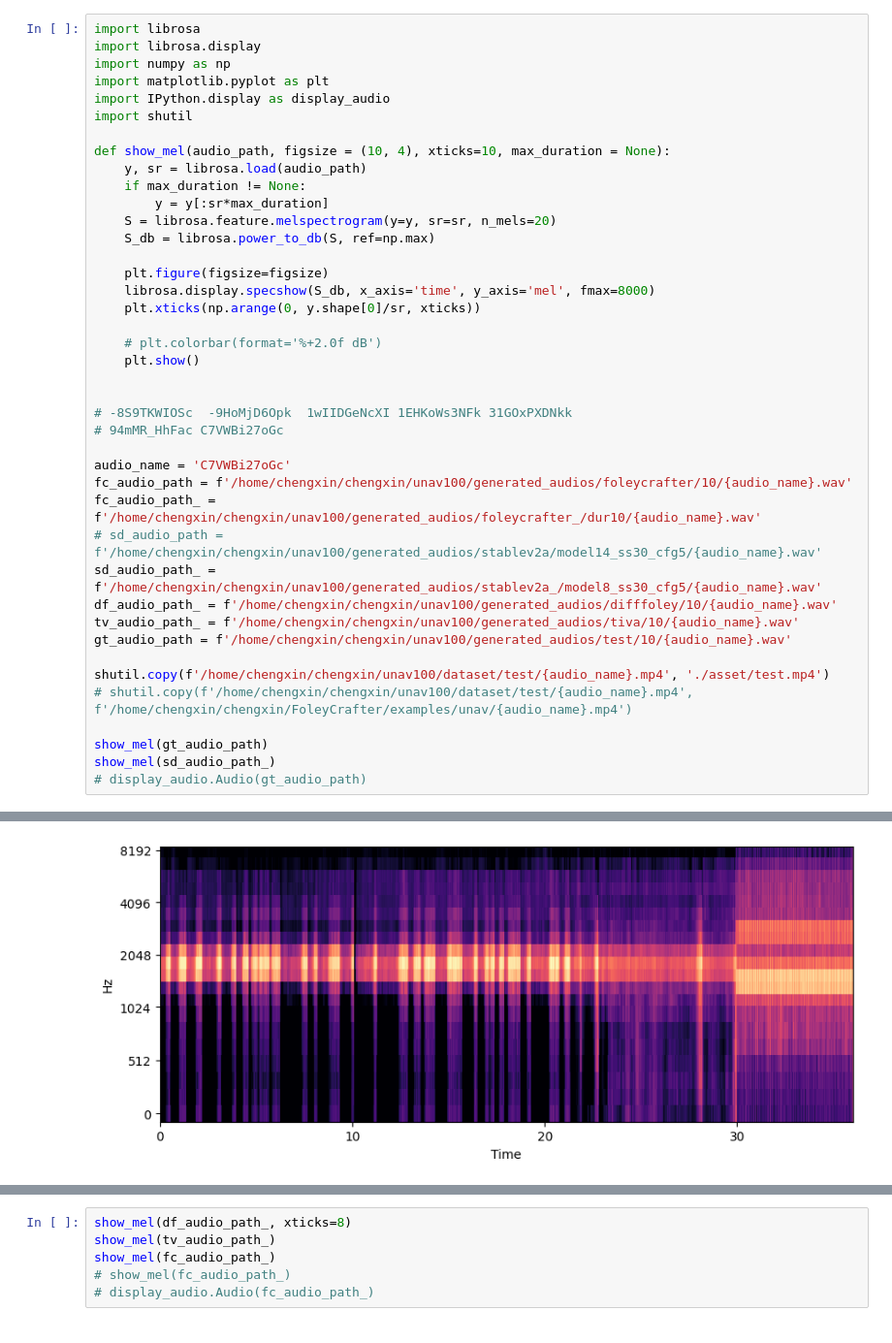
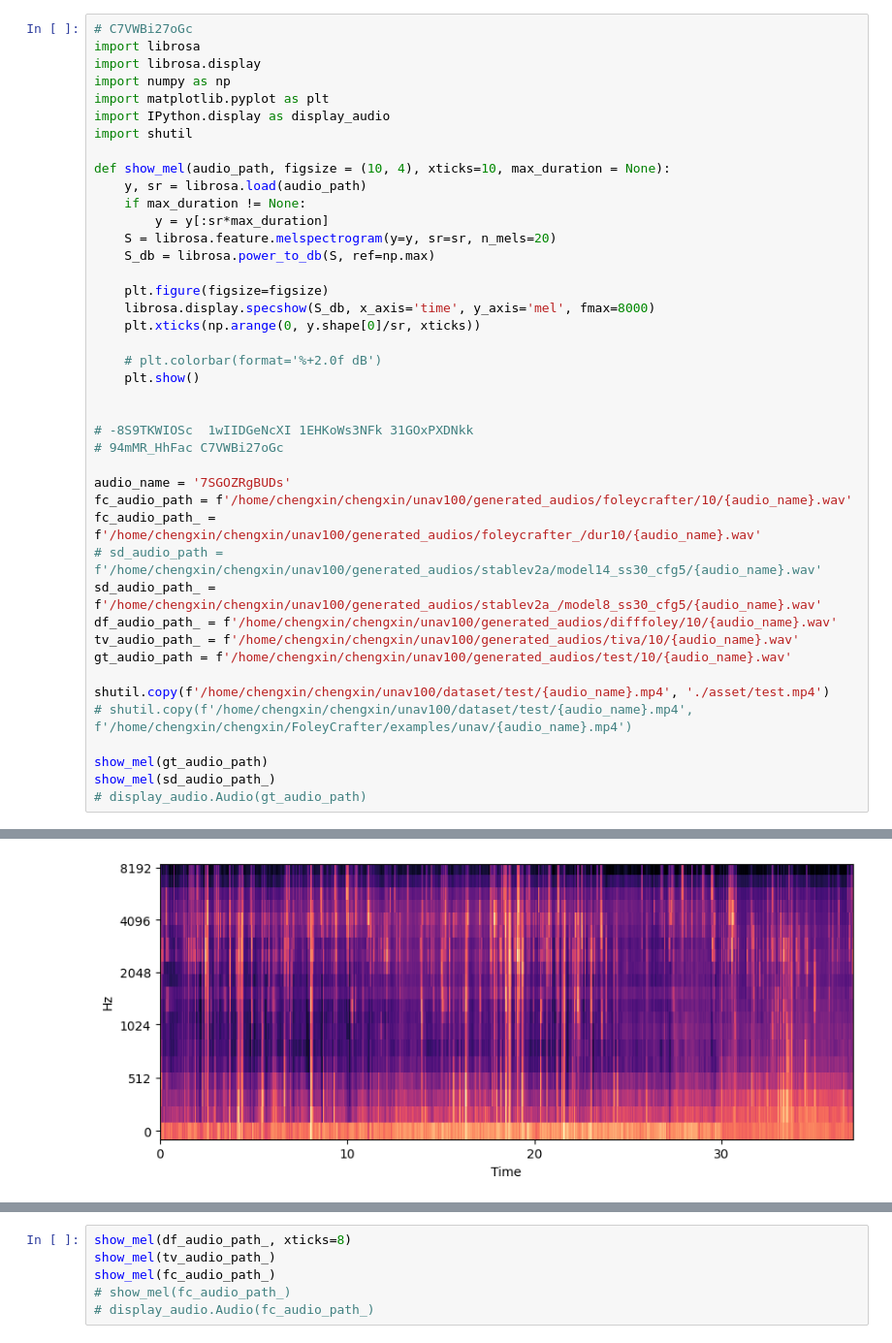
Before and after one commit to Ceaglex/stable-v2a, a Jupyter notebook: analyse.ipynb, the cells around one changed output, grey strips where cells are left out. Shown at 97% size. Saved outputs shown, nothing was run; the diff lists cells and outputs as text.

```diff
--- a/analyse.ipynb
+++ b/analyse.ipynb
@@ -1,4 +1,5 @@
 # %%
+# C7VWBi27oGc
 import librosa
 import librosa.display
 import numpy as np
@@ -21,10 +22,10 @@ def show_mel(audio_path, figsize = (10, 4), xticks=10, max_duration = None):
     plt.show()
 
 
-# -8S9TKWIOSc  -9HoMjD6Opk  1wIIDGeNcXI 1EHKoWs3NFk 31GOxPXDNkk
+# -8S9TKWIOSc  1wIIDGeNcXI 1EHKoWs3NFk 31GOxPXDNkk
 # 94mMR_HhFac C7VWBi27oGc
 
-audio_name = 'C7VWBi27oGc'
+audio_name = '7SGOZRgBUDs'
 fc_audio_path = f'/home/chengxin/chengxin/unav100/generated_audios/foleycrafter/10/{audio_name}.wav'
 fc_audio_path_ = f'/home/chengxin/chengxin/unav100/generated_audios/foleycrafter_/dur10/{audio_name}.wav'
 # sd_audio_path = f'/home/chengxin/chengxin/unav100/generated_audios/stablev2a/model14_ss30_cfg5/{audio_name}.wav'
@@ -44 +45 @@ show_mel(sd_audio_path_)
-[figure, old version]
+[figure, new version]
```
Also changed, not shown: parts of 11 cells of this notebook, 6 other files.
